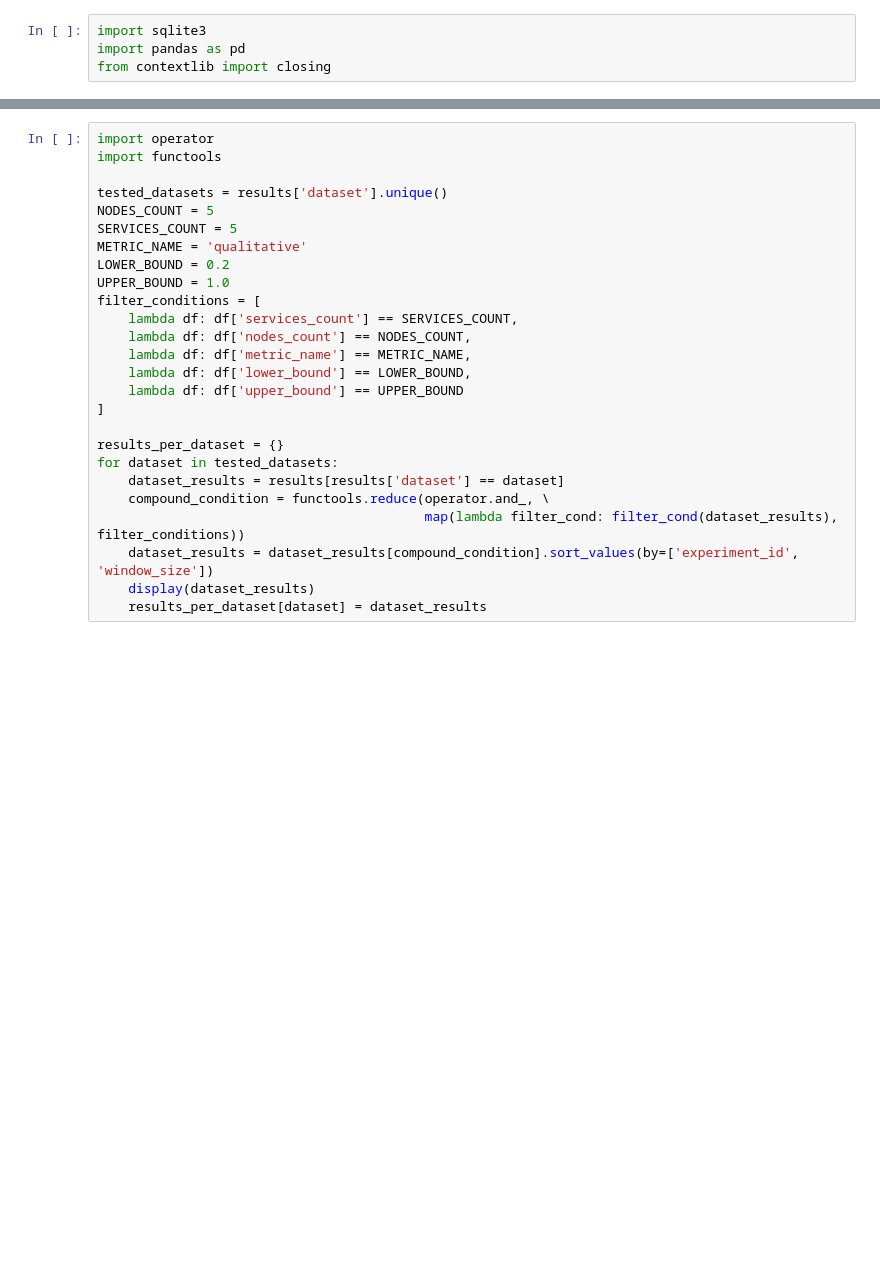
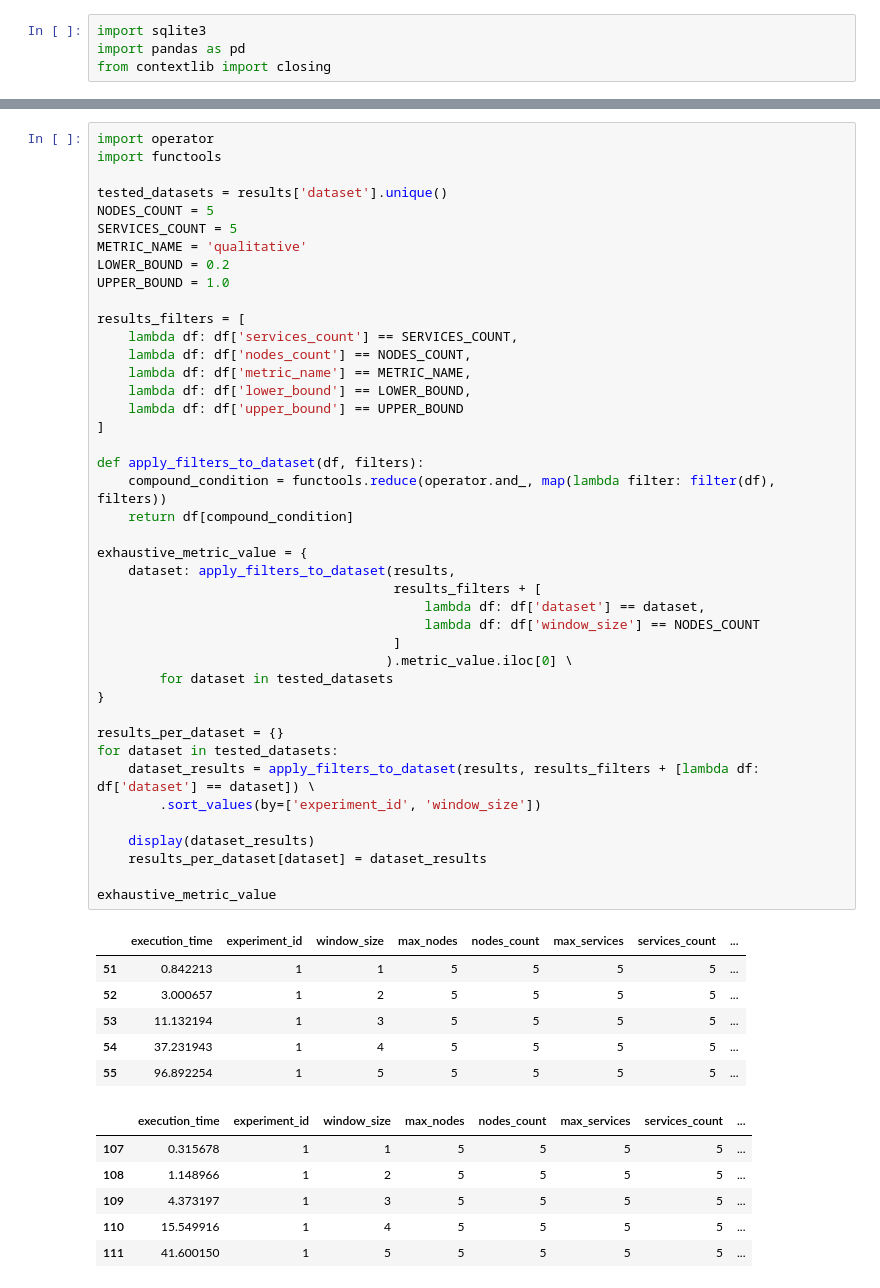
Before and after one commit to SESARLab/data-quality-simulator, a Jupyter notebook: notebooks/aggregate.ipynb, the cells around one changed output, grey strips where cells are left out. Cells and saved outputs as stored; diff of their text form; blank space fills up the shorter version.

```diff
--- a/notebooks/aggregate.ipynb
+++ b/notebooks/aggregate.ipynb
@@ -16,26 +24,55 @@ results.head()
 # %%
 import operator
 import functools
 
 tested_datasets = results['dataset'].unique()
 NODES_COUNT = 5
 SERVICES_COUNT = 5
 METRIC_NAME = 'qualitative'
 LOWER_BOUND = 0.2
 UPPER_BOUND = 1.0
-filter_conditions = [
+
+results_filters = [
     lambda df: df['services_count'] == SERVICES_COUNT,
     lambda df: df['nodes_count'] == NODES_COUNT,
     lambda df: df['metric_name'] == METRIC_NAME,
     lambda df: df['lower_bound'] == LOWER_BOUND,
     lambda df: df['upper_bound'] == UPPER_BOUND
 ]
 
+def apply_filters_to_dataset(df, filters):
+    compound_condition = functools.reduce(operator.and_, map(lambda filter: filter(df), filters))
+    return df[compound_condition]
+
+exhaustive_metric_value = {
+    dataset: apply_filters_to_dataset(results,
+                                      results_filters + [
+                                          lambda df: df['dataset'] == dataset,
+                                          lambda df: df['window_size'] == NODES_COUNT
+                                      ]
+                                     ).metric_value.iloc[0] \
+        for dataset in tested_datasets
+}
+
 results_per_dataset = {}
 for dataset in tested_datasets:
-    dataset_results = results[results['dataset'] == dataset]
-    compound_condition = functools.reduce(operator.and_, \
-                                          map(lambda filter_cond: filter_cond(dataset_results), filter_conditions))
-    dataset_results = dataset_results[compound_condition].sort_values(by=['experiment_id', 'window_size'])
+    dataset_results = apply_filters_to_dataset(results, results_filters + [lambda df: df['dataset'] == dataset]) \
+        .sort_values(by=['experiment_id', 'window_size'])
+
     display(dataset_results)
     results_per_dataset[dataset] = dataset_results
+
+exhaustive_metric_value
+# %% [output]
+|  | execution_time | experiment_id | window_size | max_nodes | nodes_count | max_services | services_count | ... |
+| 51 | 0.842213 | 1 | 1 | 5 | 5 | 5 | 5 | ... |
+| 52 | 3.000657 | 1 | 2 | 5 | 5 | 5 | 5 | ... |
+| 53 | 11.132194 | 1 | 3 | 5 | 5 | 5 | 5 | ... |
+| 54 | 37.231943 | 1 | 4 | 5 | 5 | 5 | 5 | ... |
+| 55 | 96.892254 | 1 | 5 | 5 | 5 | 5 | 5 | ... |
+|  | execution_time | experiment_id | window_size | max_nodes | nodes_count | max_services | services_count | ... |
+| 107 | 0.315678 | 1 | 1 | 5 | 5 | 5 | 5 | ... |
+| 108 | 1.148966 | 1 | 2 | 5 | 5 | 5 | 5 | ... |
+| 109 | 4.373197 | 1 | 3 | 5 | 5 | 5 | 5 | ... |
+| 110 | 15.549916 | 1 | 4 | 5 | 5 | 5 | 5 | ... |
+| 111 | 41.600150 | 1 | 5 | 5 | 5 | 5 | 5 | ... |
```
Also changed, not shown: parts of 4 cells of this notebook, 13 other files.
